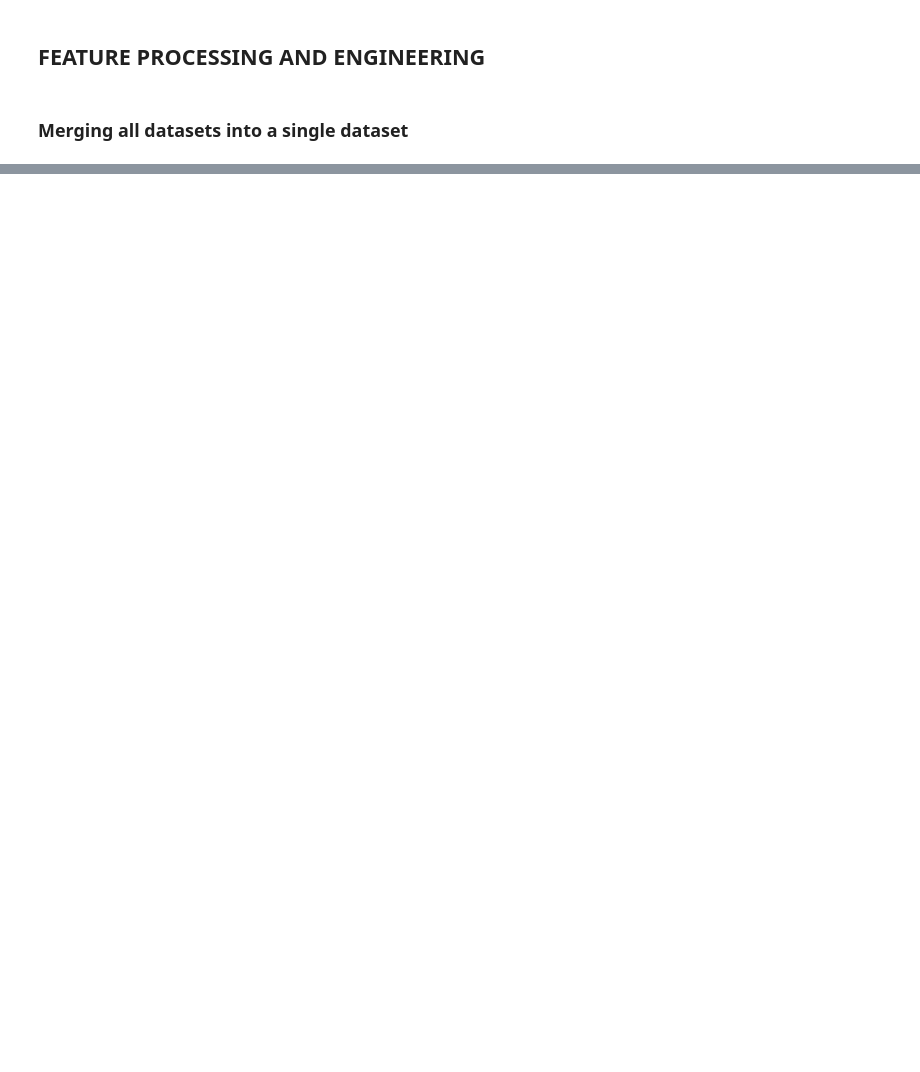
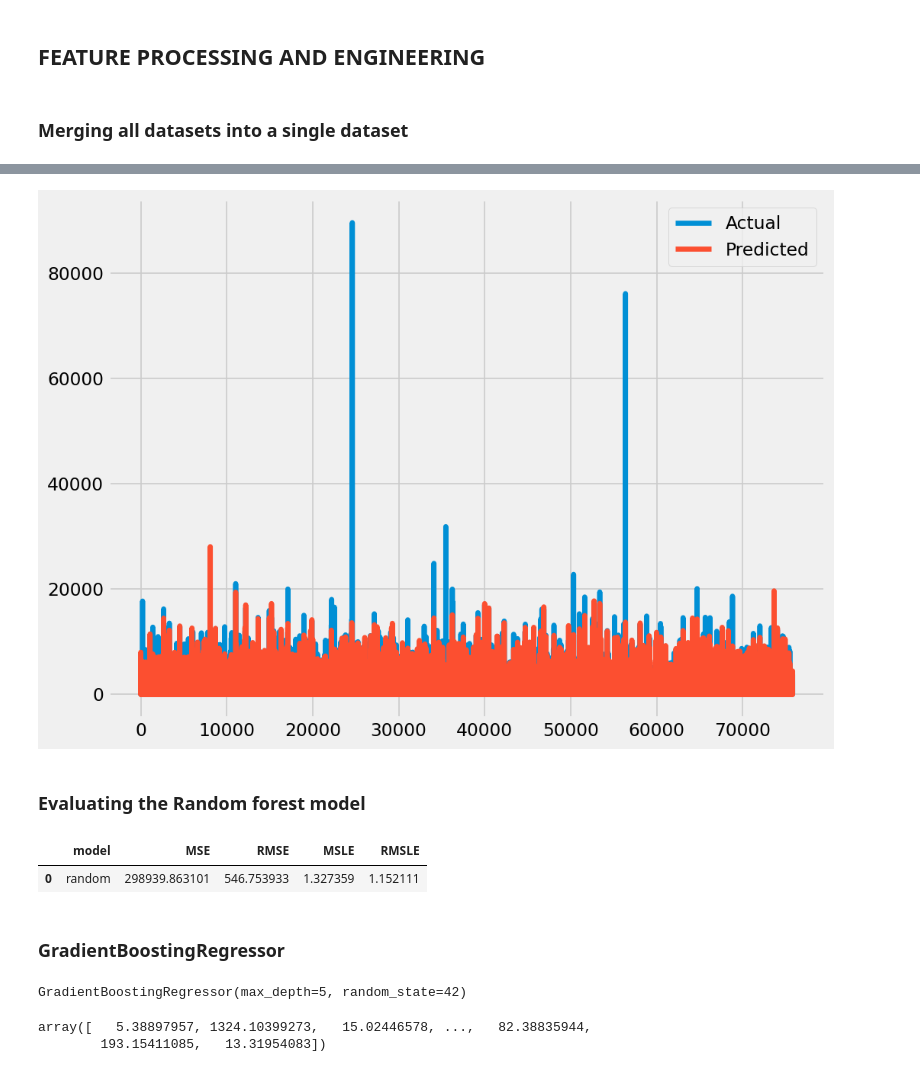
Before and after one commit to elvis-darko/Training-and-Apprenticeship-Portfolio-Projects, a Jupyter notebook: STORE-SALES-TIME-SERIES-FORECASTING/STORE-SALES-TIME-SERIES-FORECASTING-REGRESSION PROJECT.ipynb, the cells around one changed output, grey strips where cells are left out. Drawn from its saved outputs; the diff is of its cells as text; code cells hidden in the pictures; blank space fills up the shorter version.

```diff
--- a/STORE-SALES-TIME-SERIES-FORECASTING/STORE-SALES-TIME-SERIES-FORECASTING-REGRESSION PROJECT.ipynb
+++ b/STORE-SALES-TIME-SERIES-FORECASTING/STORE-SALES-TIME-SERIES-FORECASTING-REGRESSION PROJECT.ipynb
@@ -813,0 +1077,2 @@ sales_data = sales_data.drop("id", axis=1)
+# %%
+rf = RandomForestRegressor(n_estimators=100, max_depth=10, random_state=42)
@@ -813,0 +1084,13 @@ sales_data = sales_data.drop("id", axis=1)
+# %%
+#predicting the test data
+y_pred = rf.predict(X_test)
+# %%
+#ploting the actual and predicted
+plt.plot(y_test.values, label='Actual')
+plt.plot(y_pred, label='Predicted')
+plt.legend()
+plt.show()
+# %% [output]
+[figure, added]
+# %% [markdown]
+### Evaluating the Random forest model
@@ -813,0 +1108,9 @@ sales_data = sales_data.drop("id", axis=1)
+# %%
+#printing metrics
+Results = pd.DataFrame([['random', mse,rmse,msle,rmsle]], columns= ['model', 'MSE','RMSE', 'MSLE', 'RMSLE'])
+Results
+# %% [output]
+|  | model | MSE | RMSE | MSLE | RMSLE |
+| 0 | random | 298939.863101 | 546.753933 | 1.327359 | 1.152111 |
+# %% [markdown]
+### GradientBoostingRegressor
@@ -813,0 +1123,12 @@ sales_data = sales_data.drop("id", axis=1)
+# %%
+# Train the GBM model
+gbm.fit(X_train, y_train)
+# %% [output]
+GradientBoostingRegressor(max_depth=5, random_state=42)
+# %%
+#prediction
+y_pred = gbm.predict(X_test)
+y_pred
+# %% [output]
+array([   5.38897957, 1324.10399273,   15.02446578, ...,   82.38835944,
+        193.15411085,   13.31954083])
```
Also changed, not shown: parts of 64 cells of this notebook.
